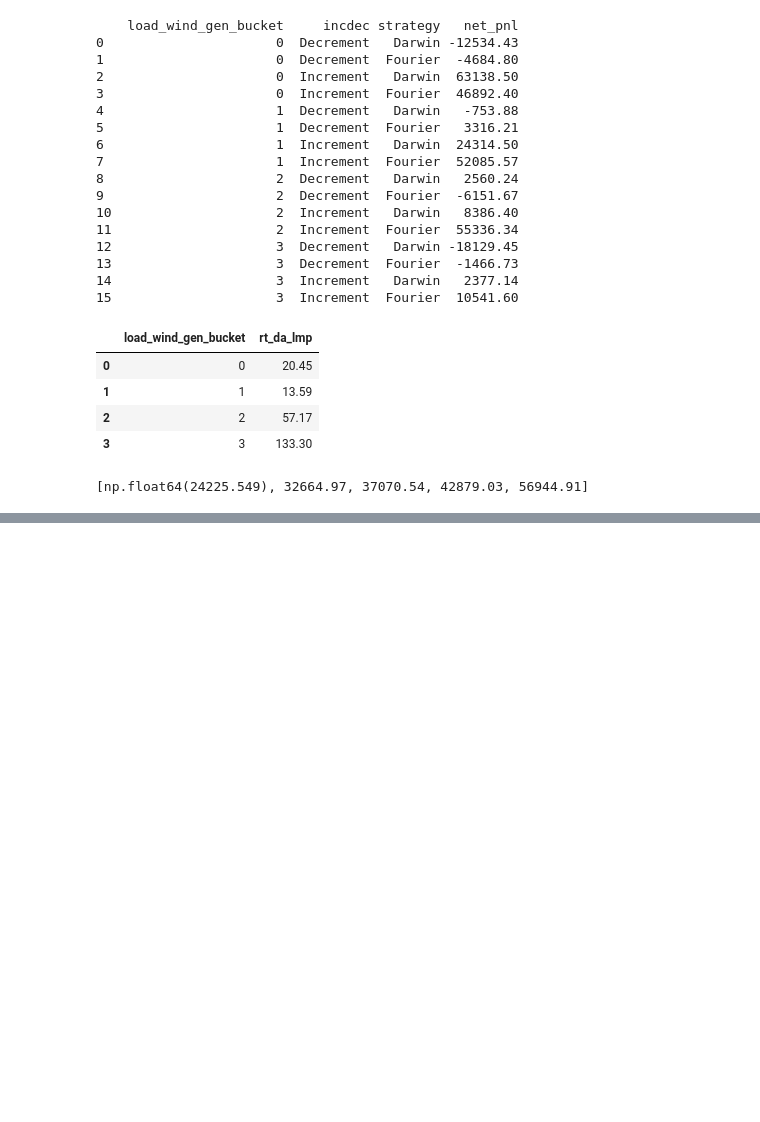
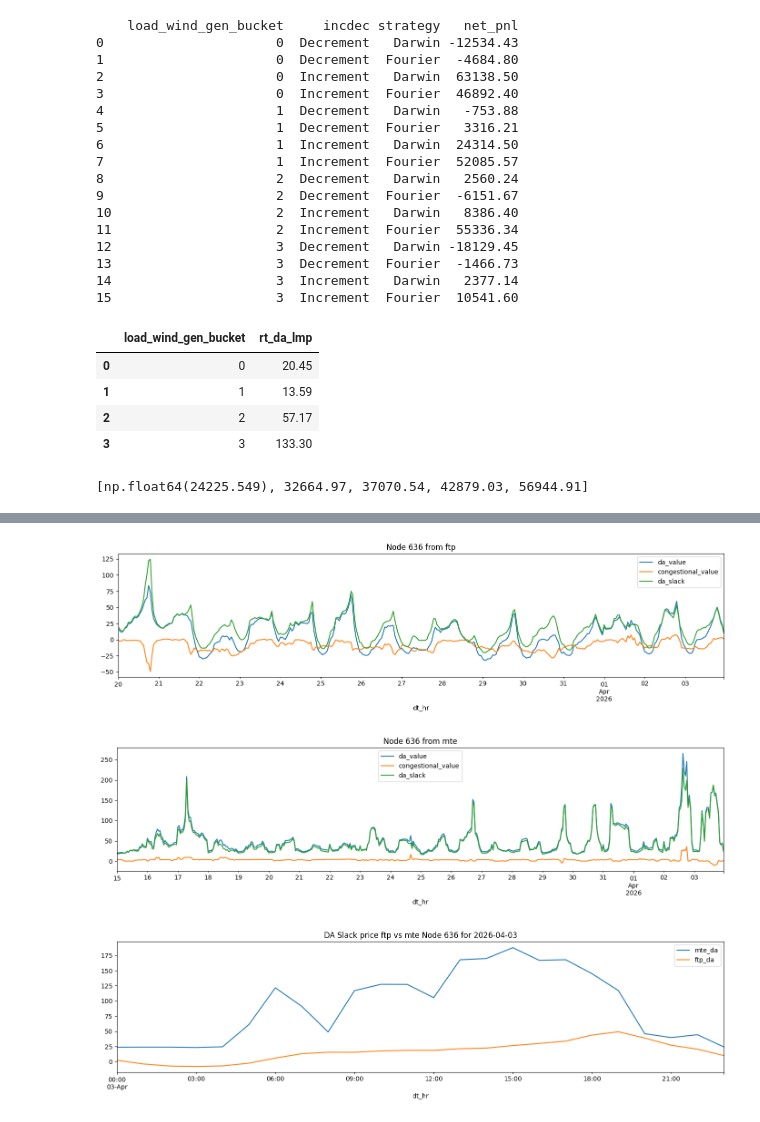
Before and after one commit to qingcheng-rgb/Qingcheng, a Jupyter notebook: QCTest/virtual_bid_simulation.ipynb, the cells around one changed output, grey strips where cells are left out. Saved outputs shown, nothing was run; the diff lists cells and outputs as text; code cells hidden in the pictures; blank space fills up the shorter version.

```diff
--- a/QCTest/virtual_bid_simulation.ipynb
+++ b/QCTest/virtual_bid_simulation.ipynb
@@ -1450,0 +1525,37 @@ df_price[(df_price['dt'].isin(['2026-03-23','2026-03-24','2026-03-25'])) & (df_p
+# %%
+# DA price on the ftp
+today_date='2026-04-03'
+nodal = node.Node([636],'SPP')
+node_info= nodal.get_price('2026-03-20', today_date,  ['LMP','MCC','Slack'], ['DA'],
+                  'hourly')
+ftp_data=node_info.rename(columns={"da_total":'da_value','da_congestion':'congestional_value'})
+
+ftp_data['dt_hr'] = pd.to_datetime(ftp_data['dt']) + pd.to_timedelta(ftp_data['hr']-1, unit='h')
+ftp_data.set_index('dt_hr')[['da_value', 'congestional_value', 'da_slack']].plot(figsize=(14,4), title='Node 636 from ftp')
+plt.tight_layout()
+plt.show()
+
+mte_da = sql_functions.download_df_from_sql_db(
+    "select dt,hr, node_num,da_value,congestional_value,da_value-congestional_value-marginalloss_value as da_slack "
+    "from spp_temp.settlement_location_da_hourly_mte "
+    "where dt >= '2026-03-15' and node_num= 636 ")
+mte_da = mte_da.sort_values(['dt', 'hr']).reset_index(drop=True)
+mte_da['dt_hr'] = pd.to_datetime(mte_da['dt']) + pd.to_timedelta(mte_da['hr']-1, unit='h')
+mte_da.set_index('dt_hr')[['da_value', 'congestional_value', 'da_slack']].plot(figsize=(14,4), title='Node 636 from mte')
+plt.tight_layout()
+plt.show()
+
+
+merged_data= mte_da.merge(ftp_data, on=['dt','hr'])
+merged_data = merged_data.sort_values(['dt', 'hr']).reset_index(drop=True)
+merged_data['dt_hr'] = pd.to_datetime(merged_data['dt']) + pd.to_timedelta(merged_data['hr']-1, unit='h')
+merged_data['sqrt_mte'] = np.sqrt(merged_data['da_slack_x']).fillna(0)
+merged_data=merged_data.rename(columns={'da_slack_y':"ftp_da",'da_slack_x':'mte_da'})
+merged_data = merged_data[merged_data['dt'].astype(str)>=today_date]
+merged_data.set_index('dt_hr')[['mte_da', 'ftp_da']].plot(figsize=(14,4), title=f'DA Slack price ftp vs mte Node 636 for {today_date}')
+plt.tight_layout()
+plt.show()
+# %% [output]
+[figure, added]
+[figure, added]
+[figure, added]
```
Also changed, not shown: parts of 5 cells of this notebook, 1 other file.
